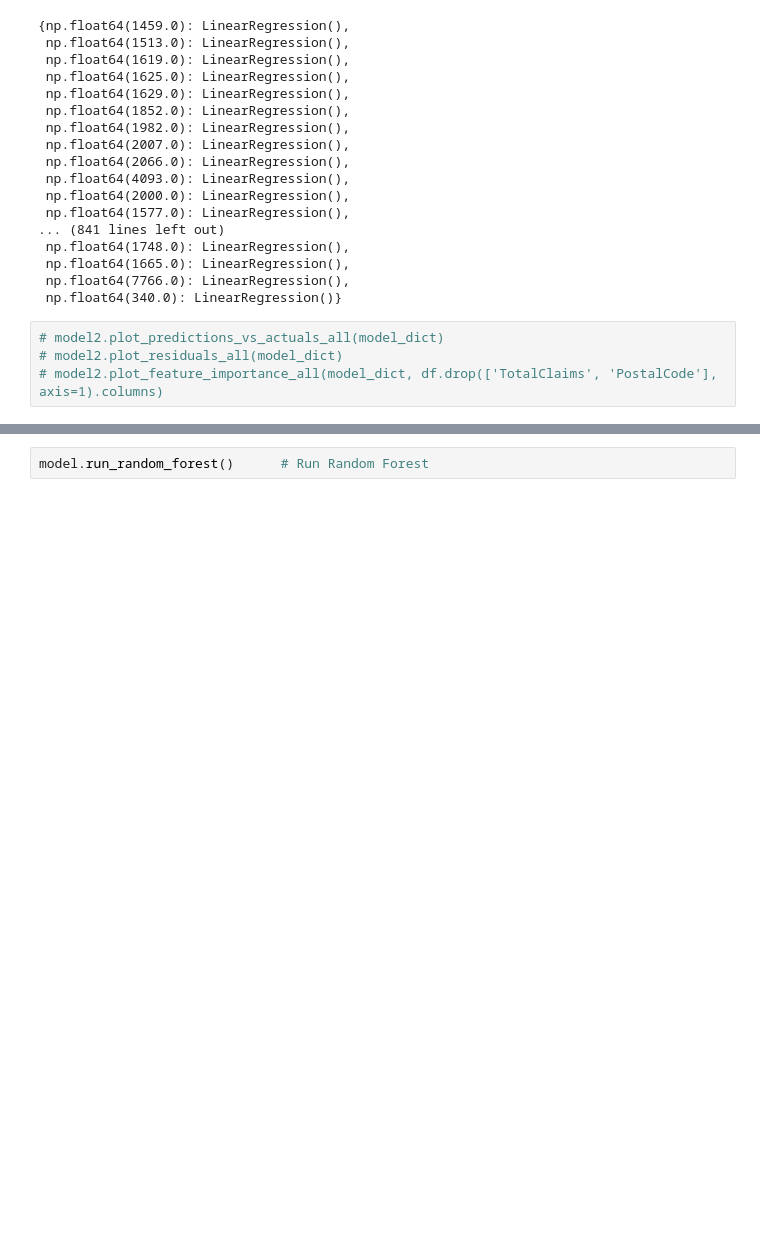
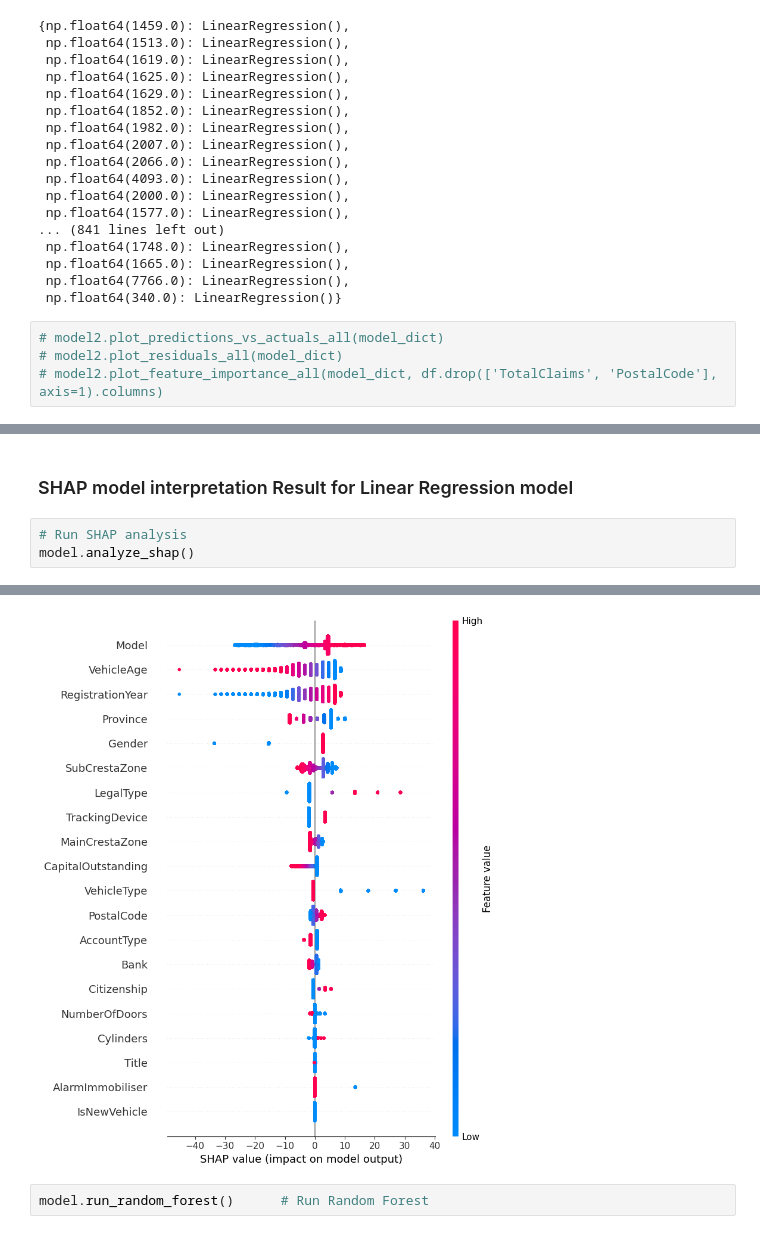
Before and after one commit to Marta233/Insurance_Claim_Analysis, a Jupyter notebook: notebook/Modeling.ipynb, the cells around one changed output, grey strips where cells are left out. Saved outputs shown, nothing was run; the diff lists cells and outputs as text; blank space fills up the shorter version.

Commit message:
model interpretation

```diff
--- a/notebook/Modeling.ipynb
+++ b/notebook/Modeling.ipynb
@@ -143,0 +154,6 @@ model.run_linear_regression()  # Run Linear Regression
+# %% [markdown]
+### SHAP model interpretation Result for Linear Regression model
+# %%
+# Run SHAP analysis
+model.analyze_shap()
+# %% [output]
@@ -144,3 +161,4 @@ model.run_linear_regression()  # Run Linear Regression
+[figure, added]
 # %%
 model.run_random_forest()      # Run Random Forest
 # %% [output]
```
Also changed, not shown: parts of 6 cells of this notebook, 1 other file.
